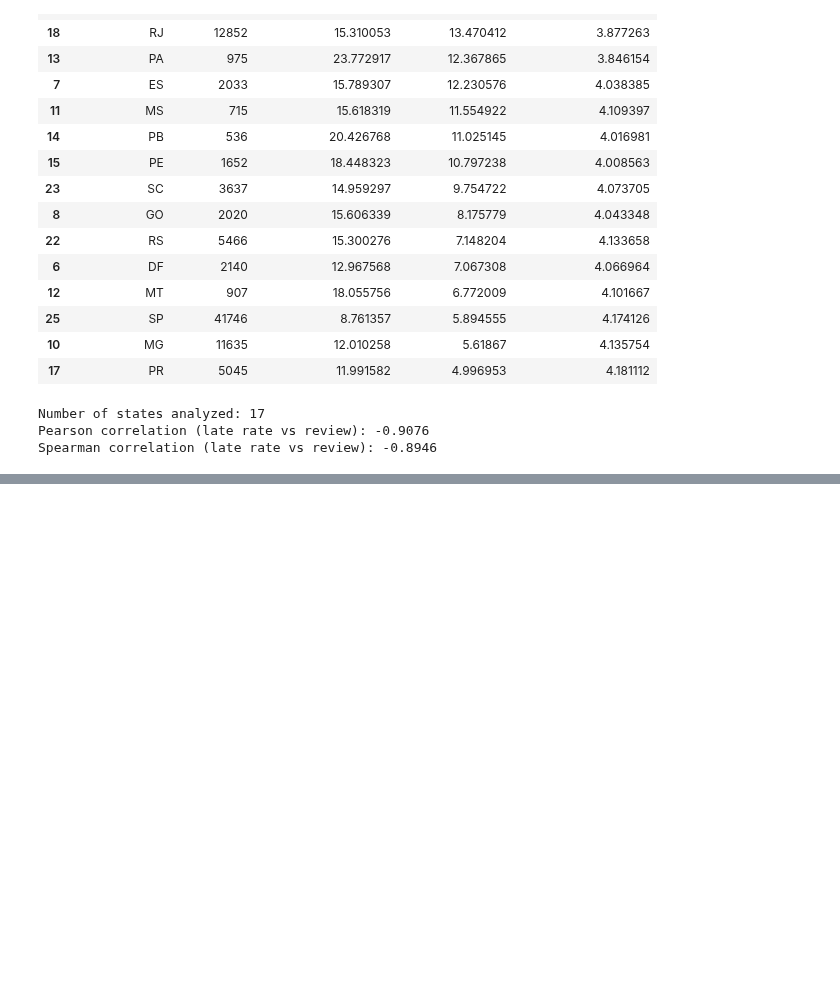
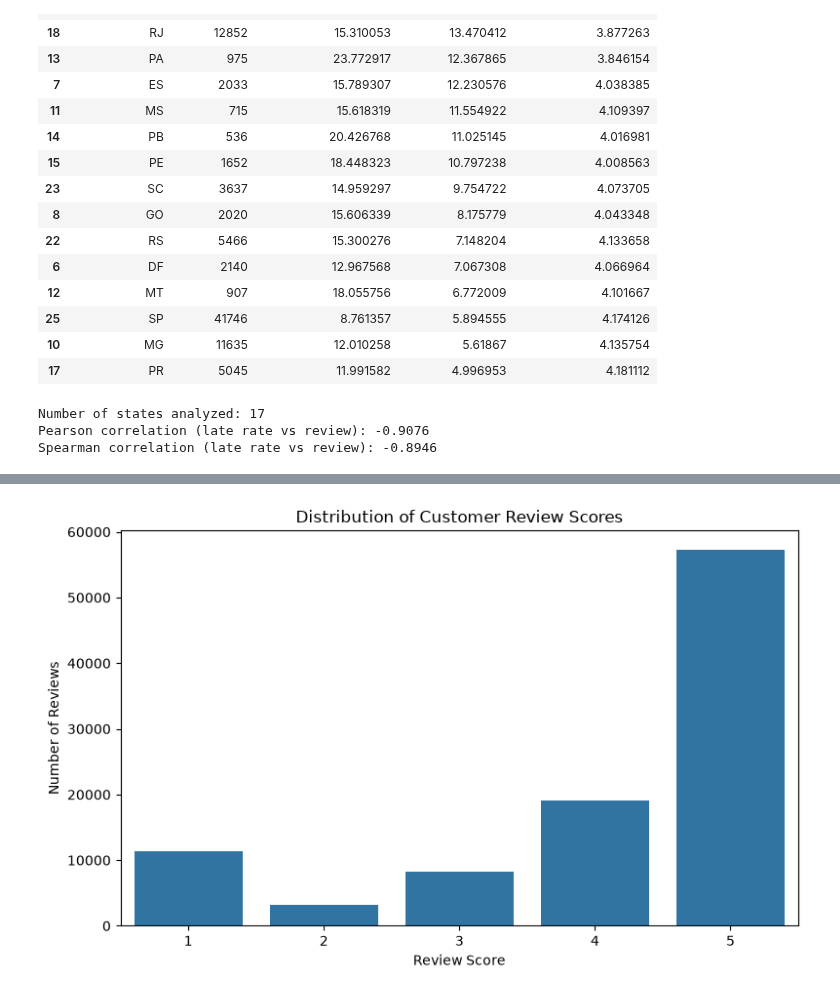
Before and after one commit to kartikeysharma2645/Real-World-Dataset-Analysis, a Jupyter notebook: notebook/real_world_dataset_analysis.ipynb, the cells around one changed output, grey strips where cells are left out. Drawn from its saved outputs; the diff is of its cells as text; code cells hidden in the pictures; blank space fills up the shorter version.

```diff
--- a/notebook/real_world_dataset_analysis.ipynb
+++ b/notebook/real_world_dataset_analysis.ipynb
@@ -2002,0 +2401,12 @@ Spearman correlation (late rate vs review): -0.8946
+# %%
+# Analyze the distribution of review scores and identify potential outliers
+review_score_distribution = (
+    order_reviews_clean
+    .groupby("review_score")
+    .agg(
+        review_count=("review_id", "count")
+    )
+    .reset_index()
+)
+
+display(review_score_distribution)
@@ -2002,0 +2420,18 @@ Spearman correlation (late rate vs review): -0.8946
+# %%
+# Visualize the distribution of average review scores using a bar plot
+plt.figure(figsize=(8, 5))
+
+sns.barplot(
+    data=review_score_distribution,
+    x="review_score",
+    y="review_count"
+)
+
+plt.title("Distribution of Customer Review Scores")
+plt.xlabel("Review Score")
+plt.ylabel("Number of Reviews")
+plt.xticks(range(5), [1, 2, 3, 4, 5])
+plt.tight_layout()
+plt.show()
+# %% [output]
+[figure, added]
```
Also changed, not shown: parts of 20 cells of this notebook, 1 other file.
